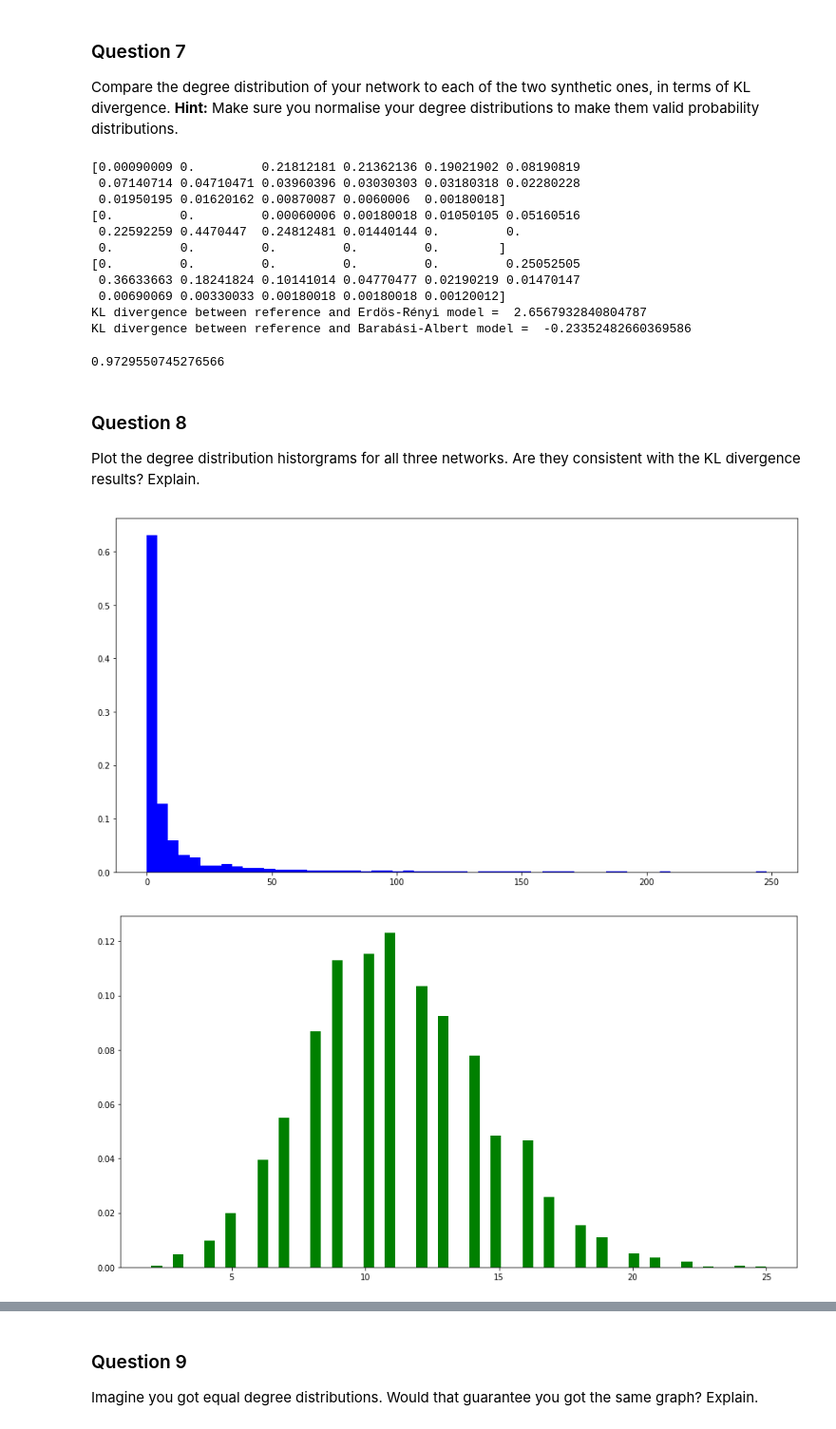
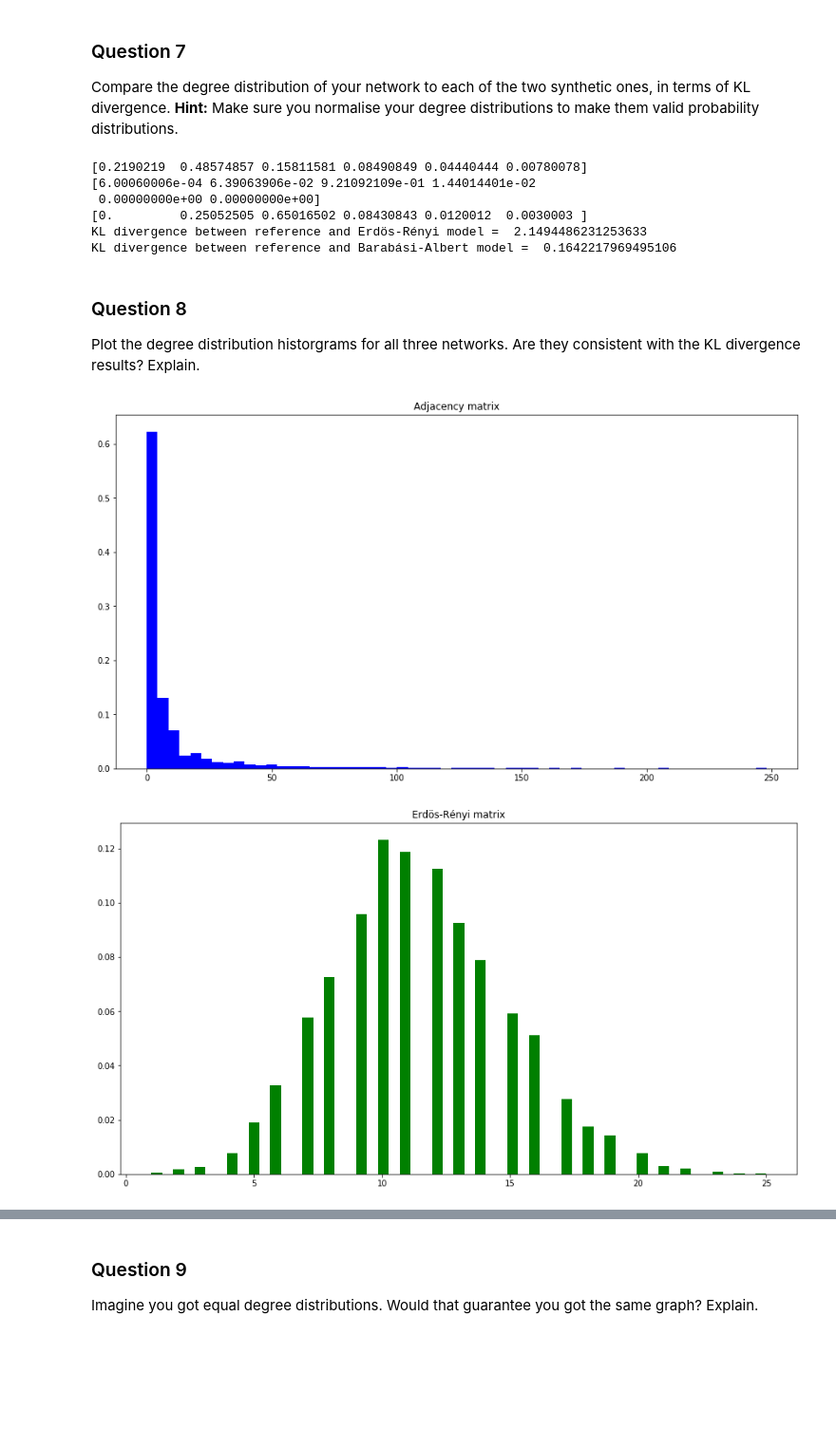
Before and after one commit to AmauV/NTDS, a Jupyter notebook: 2_network_models.ipynb, the cells around one changed output, grey strips where cells are left out. Shown at 95% size. Saved outputs shown, nothing was run; the diff lists cells and outputs as text; code cells hidden in the pictures; blank space fills up the shorter version.

```diff
--- a/2_network_models.ipynb
+++ b/2_network_models.ipynb
@@ -271,7 +271,7 @@ for i in range(n_nodes):
     degree_adjacency[i] = sum(adjacency[i])
     degree_er[i] = sum(er_planes[i])
     degree_ba[i] = sum(ba_planes[i])
-q=3
+q=1
 N = int(q*np.log(max(max(degree_adjacency), max(degree_er), max(degree_ba)) + 1)) + 1  # Compute the degree max
 p_adj = np.zeros(N)
 p_er = np.zeros(N)
@@ -294,21 +294,12 @@ print(p_ba)
 print('KL divergence between reference and Erdös-Rényi model = ',kl_divergence(p_adj, p_er))
 print('KL divergence between reference and Barabási-Albert model = ',kl_divergence(p_adj, p_ba))
 # %% [output]
-[0.00090009 0.         0.21812181 0.21362136 0.19021902 0.08190819
- 0.07140714 0.04710471 0.03960396 0.03030303 0.03180318 0.02280228
- 0.01950195 0.01620162 0.00870087 0.0060006  0.00180018]
-[0.         0.         0.00060006 0.00180018 0.01050105 0.05160516
- 0.22592259 0.4470447  0.24812481 0.01440144 0.         0.
- 0.         0.         0.         0.         0.        ]
-[0.         0.         0.         0.         0.         0.25052505
- 0.36633663 0.18241824 0.10141014 0.04770477 0.02190219 0.01470147
- 0.00690069 0.00330033 0.00180018 0.00180018 0.00120012]
-KL divergence between reference and Erdös-Rényi model =  2.6567932840804787
-KL divergence between reference and Barabási-Albert model =  -0.23352482660369586
+[0.2190219  0.48574857 0.15811581 0.08490849 0.04440444 0.00780078]
+[6.00060006e-04 6.39063906e-02 9.21092109e-01 1.44014401e-02
+ 0.00000000e+00 0.00000000e+00]
+[0.         0.25052505 0.65016502 0.08430843 0.0120012  0.0030003 ]
+KL divergence between reference and Erdös-Rényi model =  2.1494486231253633
+KL divergence between reference and Barabási-Albert model =  0.1642217969495106
-# %%
-0.5*np.log(6+1)
-# %% [output]
-0.9729550745276566
 # %% [markdown]
 ### Question 8
 
@@ -316,33 +307,36 @@ Plot the degree distribution historgrams for all three networks. Are they consis
 # %%
 #Computation of the weights
 weights_adjacency = np.ones_like(degree_adjacency) / float(n_nodes)
 weights_er = np.ones_like(degree_er) / float(n_nodes)
 weights_ba = np.ones_like(degree_ba) / float(n_nodes)
 
 #Plot
 #Just adj
 plt.figure(figsize=(15,8))
-plt.hist(degree_adjacency, weights=weights_adjacency, bins=int(np.sqrt(n_nodes)), label='Adjacency matrix', color='b')
+plt.hist(degree_adjacency, weights=weights_adjacency, bins=int(np.sqrt(n_nodes)), color='b')
+plt.title('Adjacency matrix')
 plt.show()
 
 #Just ER
 plt.figure(figsize=(15,8))
-plt.hist(degree_er, weights=weights_er, bins=int(np.sqrt(n_nodes)), label='Erdös-Rényi matrix',color='g')
+plt.hist(degree_er, weights=weights_er, bins=int(np.sqrt(n_nodes)), color='g')
+plt.title('Erdös-Rényi matrix')
 plt.show()
 
 #Just BA
 plt.figure(figsize=(15,8))
-plt.hist(degree_ba, weights=weights_ba, bins=int(np.sqrt(n_nodes)), label='Barabási-Albert matrix')
+plt.hist(degree_ba, weights=weights_ba, bins=int(np.sqrt(n_nodes)), color='k')
+plt.title('Barabási-Albert matrix')
 plt.show()
 
 #All together Marche pas bien de plot les 3 en même temps, à refaire
 # plt.figure(figsize=(15,8))
 # plt.hist([degree_adjacency, degree_er,degree_ba], weights=[weights_adjacency, weights_er,weights_ba], bins=int(np.sqrt(n_nodes)), label=['Adjacency matrix','Erdös-Renyi matrix','Barabási-Albert matrix'])
 # plt.legend(loc='upper right')
 # plt.title('Representation of the airlines traffic')
 # plt.ylabel('Proportion');
 # plt.xlabel('Number of flights');
 # plt.show()
 # %% [output]
-[figure, old version]
+[figure, new version]
-[figure, old version]
+[figure, new version]
```
Also changed, not shown: parts of 5 cells of this notebook, 1 other file.
